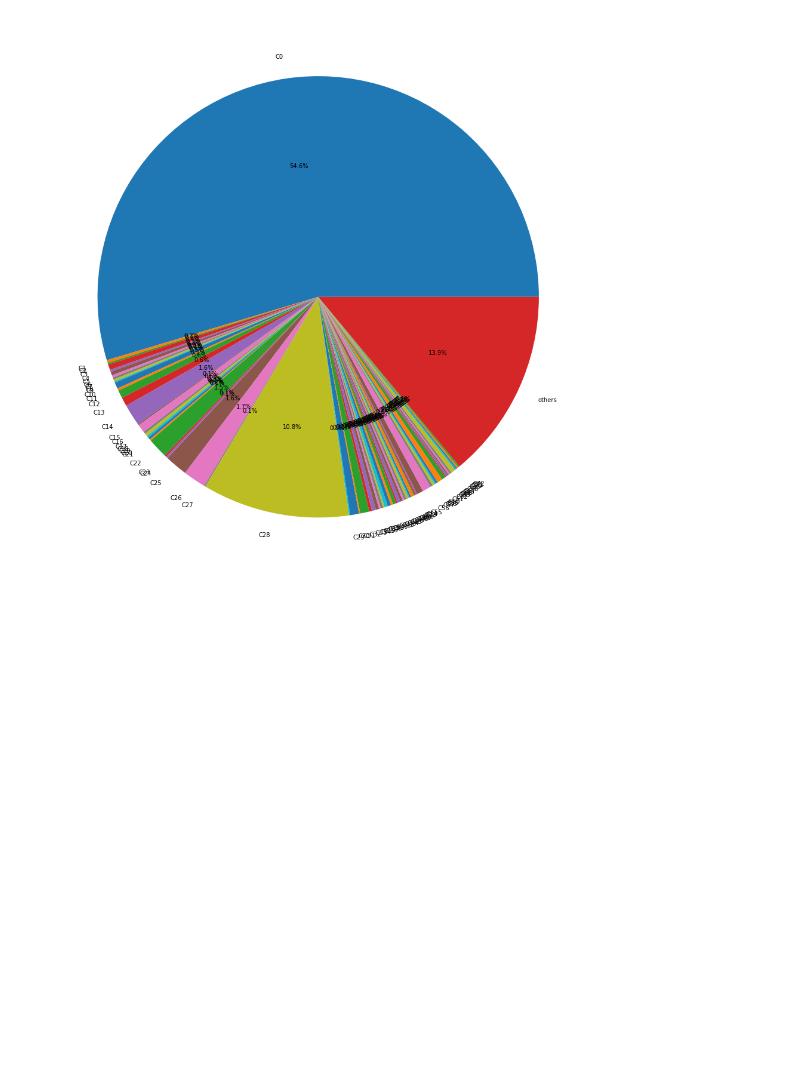
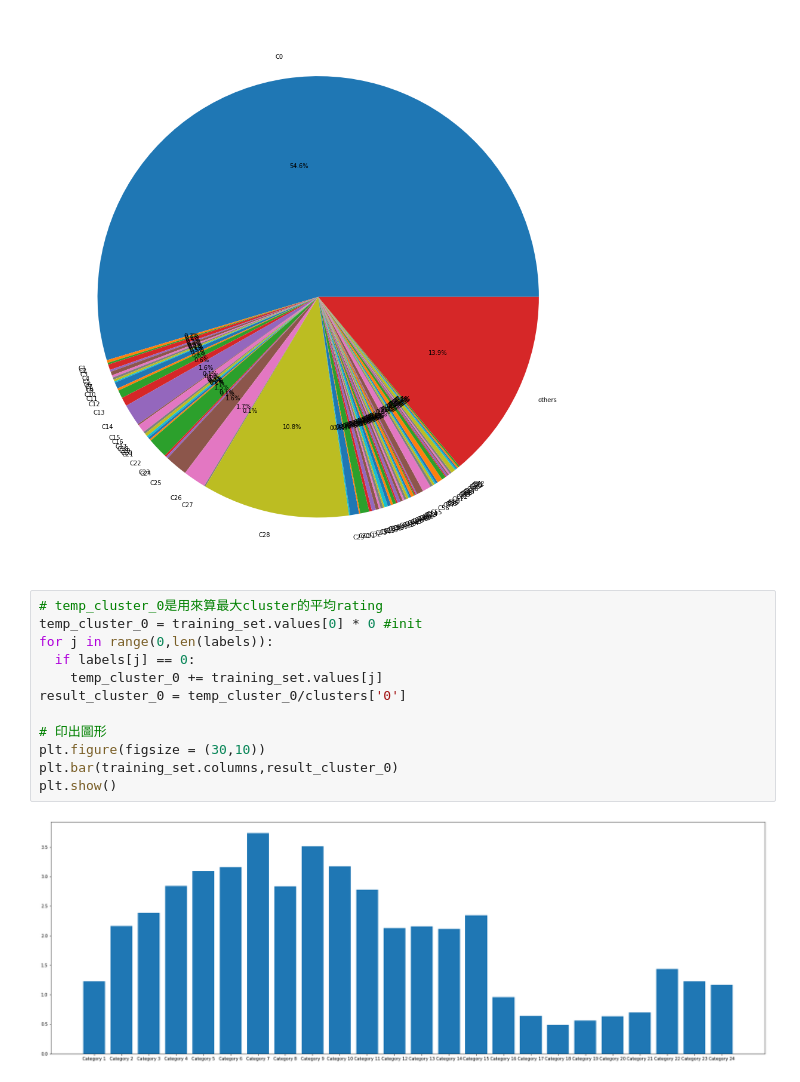
Before and after one commit to Aaron-Chang-AC/FDA_HW3_2_F64051164, a Jupyter notebook: main.ipynb, the cells around one changed output. Saved outputs shown, nothing was run; the diff lists cells and outputs as text; blank space fills up the shorter version.

Commit message:
Updating Cluster Analysis

```diff
--- a/main.ipynb
+++ b/main.ipynb
@@ -334,3 +334,17 @@ cluster  71 : 6
 cluster  72 : 6
 outliers: 760
 [figure]
+# %%
+# temp_cluster_0是用來算最大cluster的平均rating
+temp_cluster_0 = training_set.values[0] * 0 #init
+for j in range(0,len(labels)):
+  if labels[j] == 0:
+    temp_cluster_0 += training_set.values[j]
+result_cluster_0 = temp_cluster_0/clusters['0']
+
+# 印出圖形
+plt.figure(figsize = (30,10))
+plt.bar(training_set.columns,result_cluster_0)
+plt.show()
+# %% [output]
+[figure, added]
```
Also changed, not shown: parts of 4 cells of this notebook, 1 other file.
